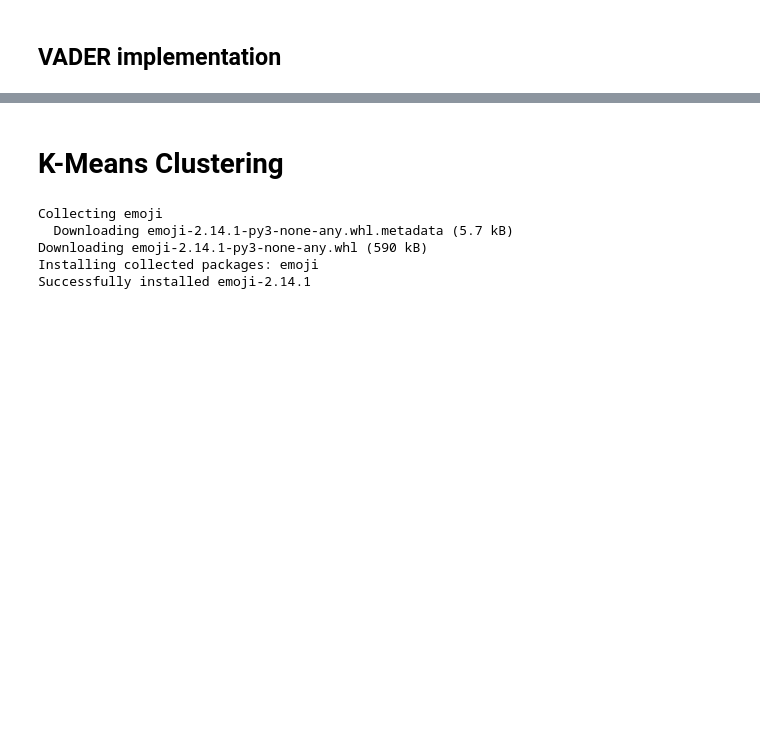
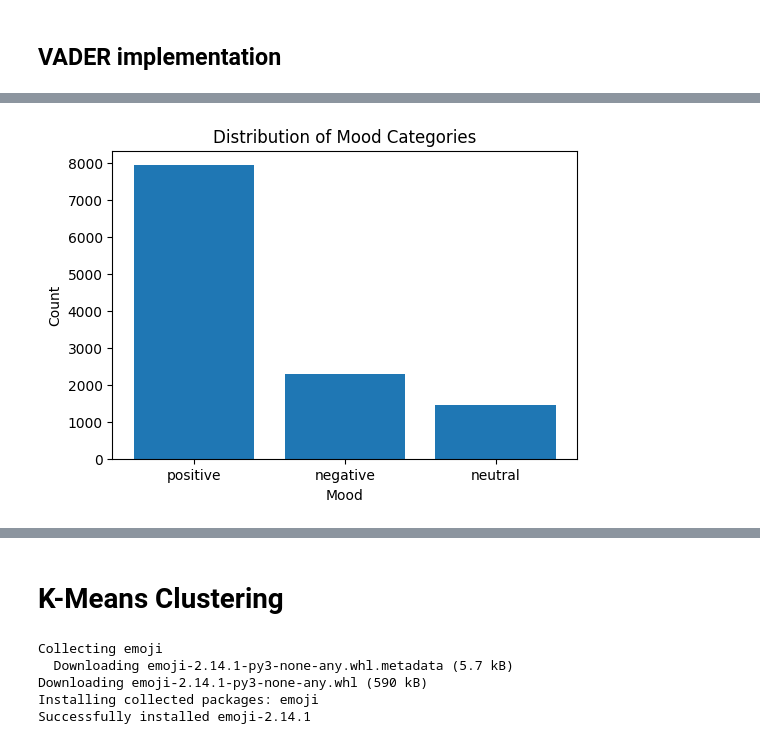
Before and after one commit to ParnaviSen03/Sentiment_Analysis_Twitter_Reddit, a Jupyter notebook: Sentiment_Analysis.ipynb, the cells around one changed output, grey strips where cells are left out. Saved outputs shown, nothing was run; the diff lists cells and outputs as text; code cells hidden in the pictures; blank space fills up the shorter version.

```diff
--- a/Sentiment_Analysis.ipynb
+++ b/Sentiment_Analysis.ipynb
@@ -238,0 +277,5 @@ Text(0.5, 1.0, 'Mood Distribution Grouped by Category')
+# %%
+df2 = sentiment_analysis_pipeline(df2)
+plot_mood_distribution(df2)
+# %% [output]
+[figure, added]
```
Also changed, not shown: parts of 60 cells of this notebook.
